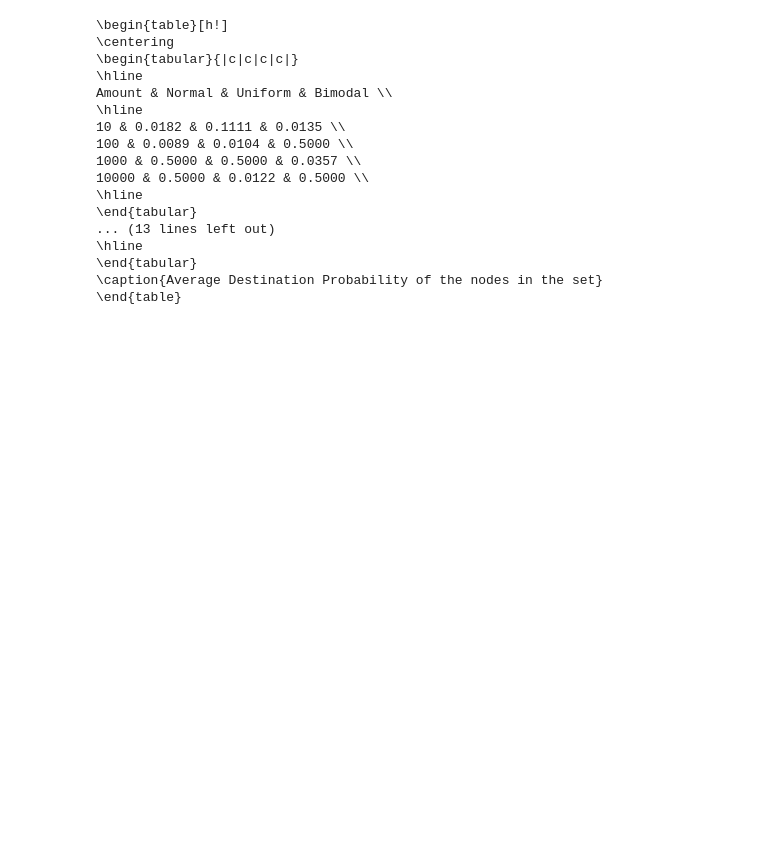
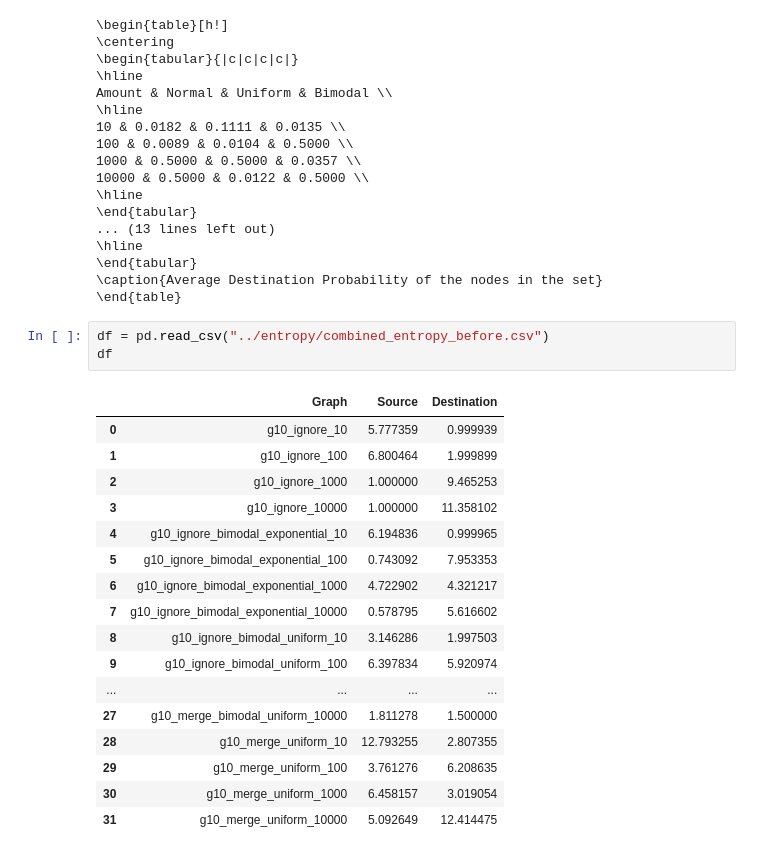
Before and after one commit to Kanish1411/Lightnigh-Network-Privacy, a Jupyter notebook: Analysis/tabluate.ipynb, the cells around one changed output. Drawn from its saved outputs; the diff is of its cells as text; blank space fills up the shorter version.

Commit message:
Entropy_update

```diff
--- a/Analysis/tabluate.ipynb
+++ b/Analysis/tabluate.ipynb
@@ -102,3 +102,24 @@ Amount & Normal & Uniform & Bimodal \\
 \end{tabular}
 \caption{Average Destination Probability of the nodes in the set}
 \end{table}
+# %%
+df = pd.read_csv("../entropy/combined_entropy_before.csv")
+df
+# %% [output]
+|  | Graph | Source | Destination |
+| 0 | g10_ignore_10 | 5.777359 | 0.999939 |
+| 1 | g10_ignore_100 | 6.800464 | 1.999899 |
+| 2 | g10_ignore_1000 | 1.000000 | 9.465253 |
+| 3 | g10_ignore_10000 | 1.000000 | 11.358102 |
+| 4 | g10_ignore_bimodal_exponential_10 | 6.194836 | 0.999965 |
+| 5 | g10_ignore_bimodal_exponential_100 | 0.743092 | 7.953353 |
+| 6 | g10_ignore_bimodal_exponential_1000 | 4.722902 | 4.321217 |
+| 7 | g10_ignore_bimodal_exponential_10000 | 0.578795 | 5.616602 |
+| 8 | g10_ignore_bimodal_uniform_10 | 3.146286 | 1.997503 |
+| 9 | g10_ignore_bimodal_uniform_100 | 6.397834 | 5.920974 |
+| ... | ... | ... | ... |
+| 27 | g10_merge_bimodal_uniform_10000 | 1.811278 | 1.500000 |
+| 28 | g10_merge_uniform_10 | 12.793255 | 2.807355 |
+| 29 | g10_merge_uniform_100 | 3.761276 | 6.208635 |
+| 30 | g10_merge_uniform_1000 | 6.458157 | 3.019054 |
+| 31 | g10_merge_uniform_10000 | 5.092649 | 12.414475 |
```
Also changed, not shown: parts of 1 cell of this notebook, 2 other files.
